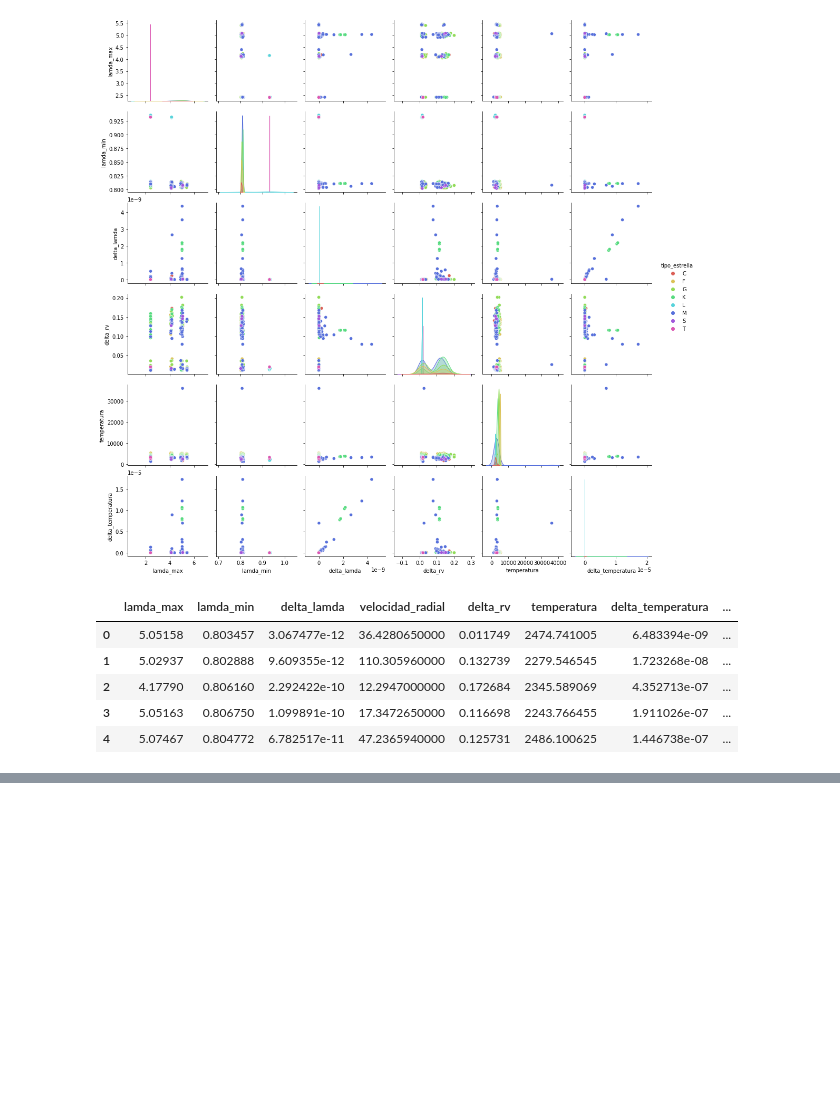
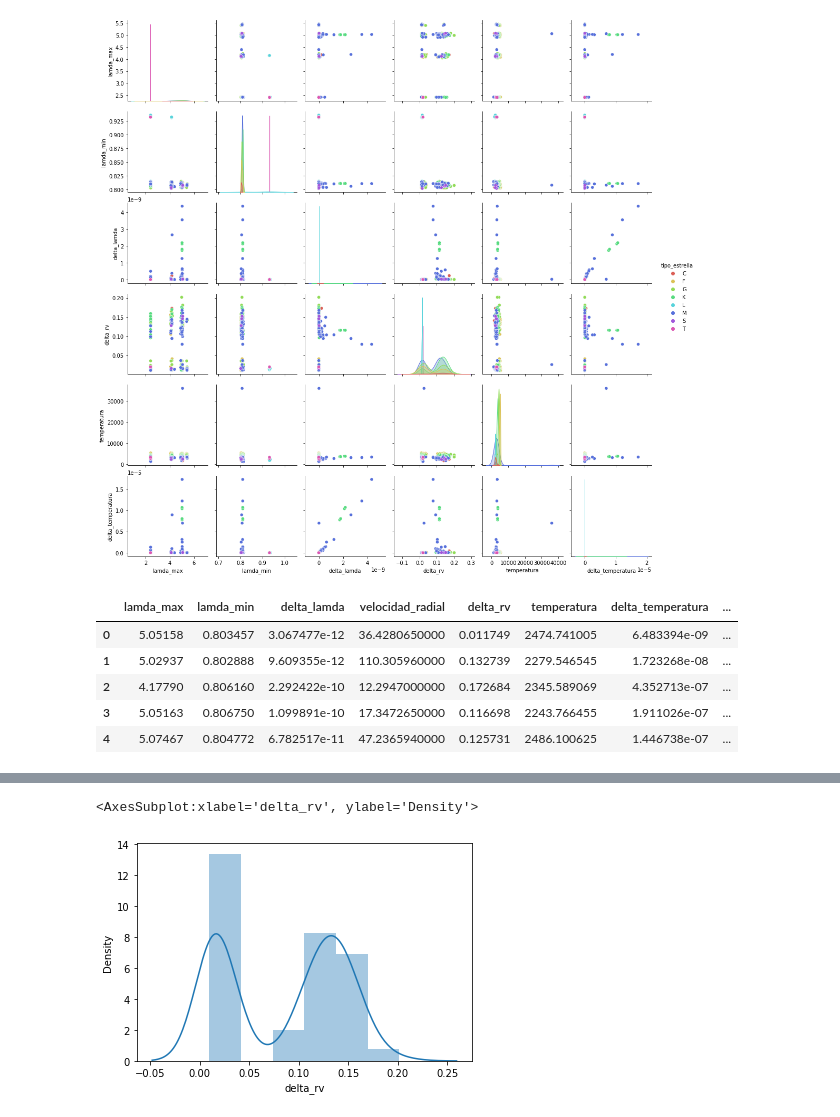
Before and after one commit to suulcoder/starClasification, a Jupyter notebook: exploracion_datos.ipynb, the cells around one changed output, grey strips where cells are left out. Drawn from its saved outputs; the diff is of its cells as text; code cells hidden in the pictures; blank space fills up the shorter version.

```diff
--- a/exploracion_datos.ipynb
+++ b/exploracion_datos.ipynb
@@ -104,0 +120,5 @@ sns.scatterplot(x=df.delta_lamda, y=df.delta_temperatura, hue=df.tipo_estrella,
+# %%
+sns.distplot(df['delta_rv'])
+# %% [output]
+<AxesSubplot:xlabel='delta_rv', ylabel='Density'>
+[figure, added]
```
Also changed, not shown: parts of 11 cells of this notebook.
